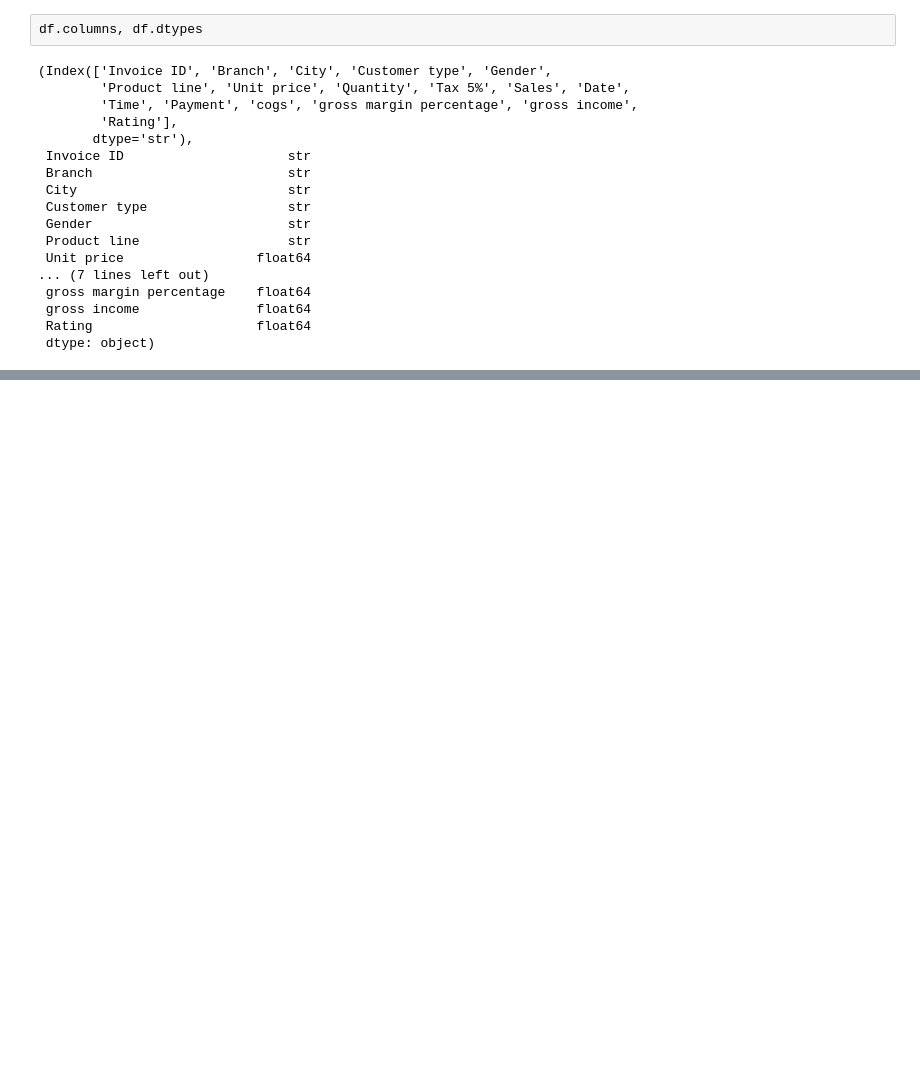
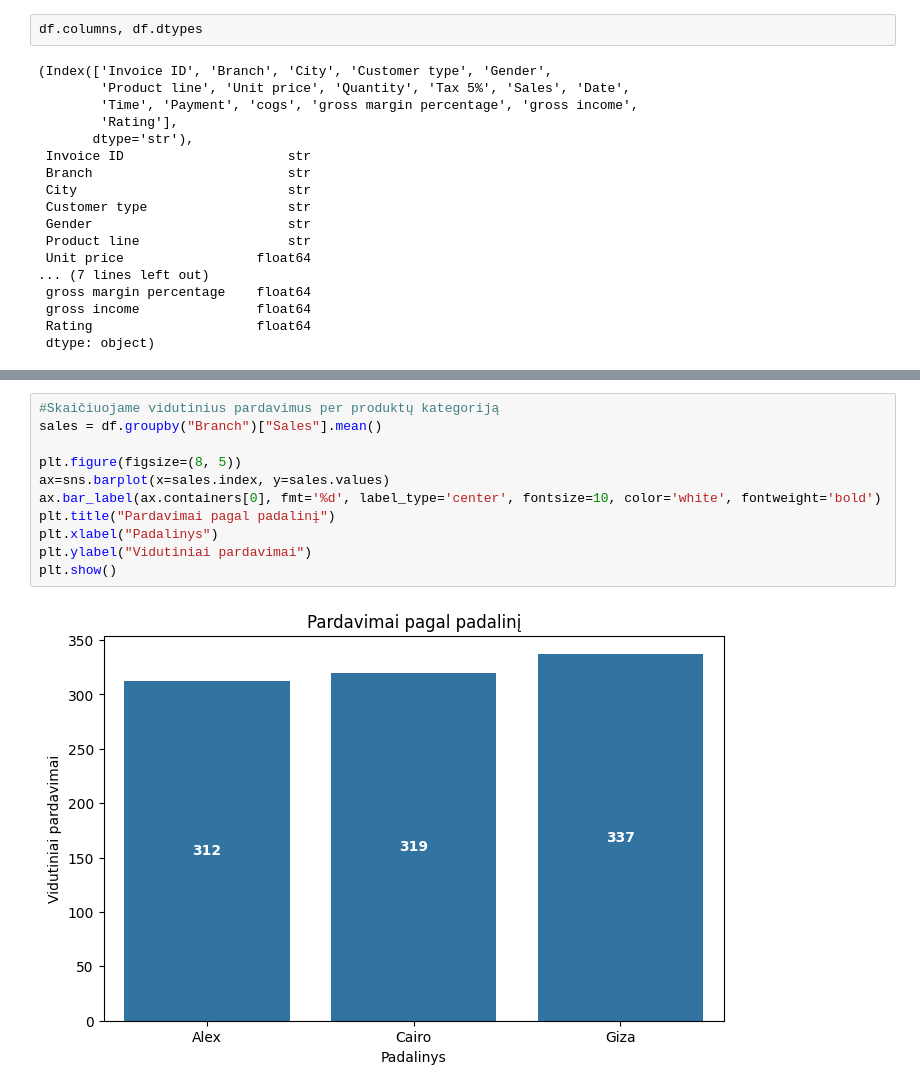
Before and after one commit to donatas-ruzgys/VSCode, a Jupyter notebook: 04_Statistics/exercises/01_2_homework.ipynb, the cells around one changed output, grey strips where cells are left out. Cells and saved outputs as stored; diff of their text form; blank space fills up the shorter version.

```diff
--- a/04_Statistics/exercises/01_2_homework.ipynb
+++ b/04_Statistics/exercises/01_2_homework.ipynb
@@ -112,0 +155,13 @@ dtype: object
+# %%
+#Skaičiuojame vidutinius pardavimus per produktų kategoriją
+sales = df.groupby("Branch")["Sales"].mean()
+
+plt.figure(figsize=(8, 5))
+ax=sns.barplot(x=sales.index, y=sales.values)
+ax.bar_label(ax.containers[0], fmt='%d', label_type='center', fontsize=10, color='white', fontweight='bold')
+plt.title("Pardavimai pagal padalinį")
+plt.xlabel("Padalinys")
+plt.ylabel("Vidutiniai pardavimai")
+plt.show()
+# %% [output]
+[figure, added]
```
Also changed, not shown: parts of 7 cells of this notebook.
